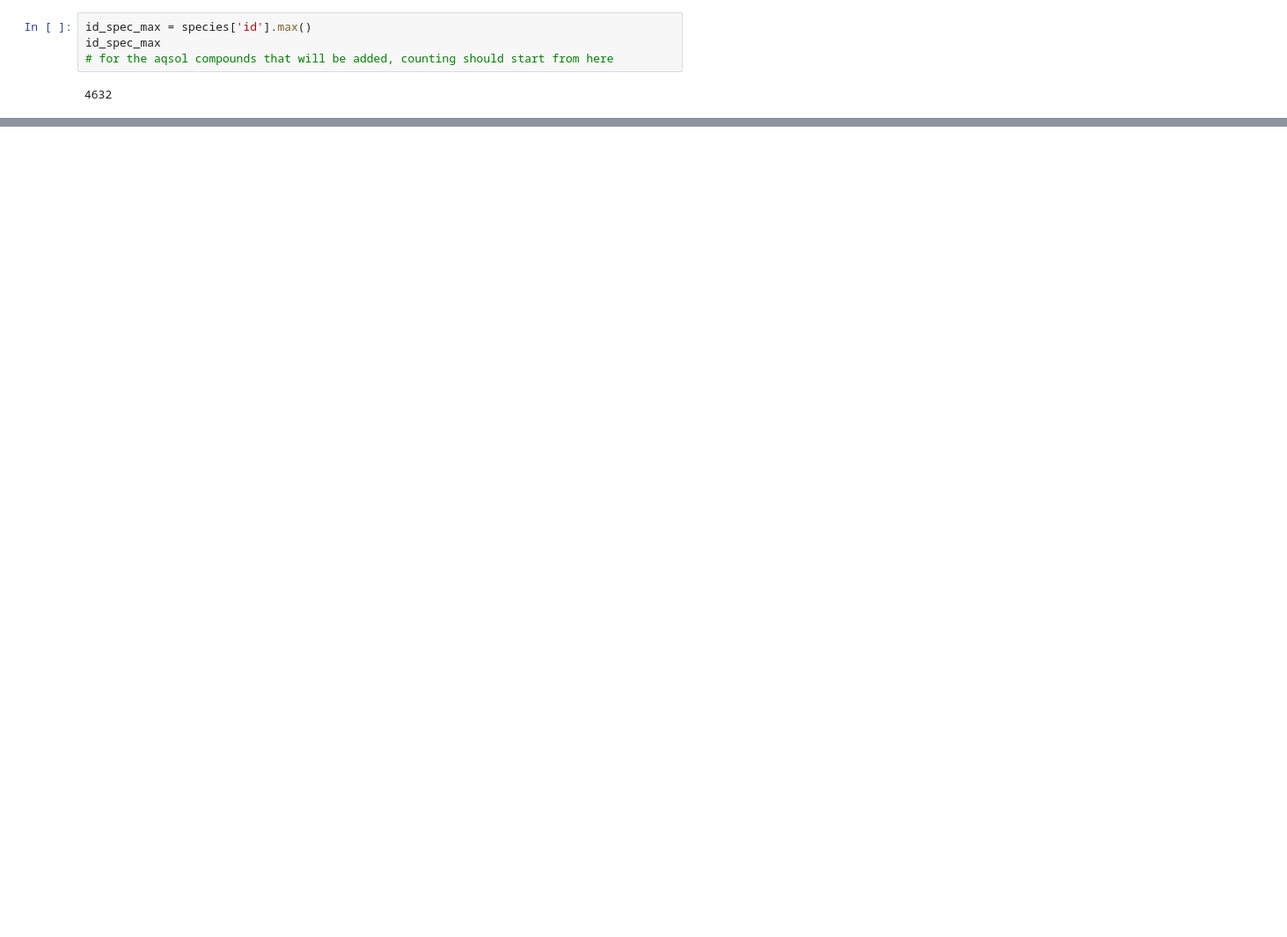
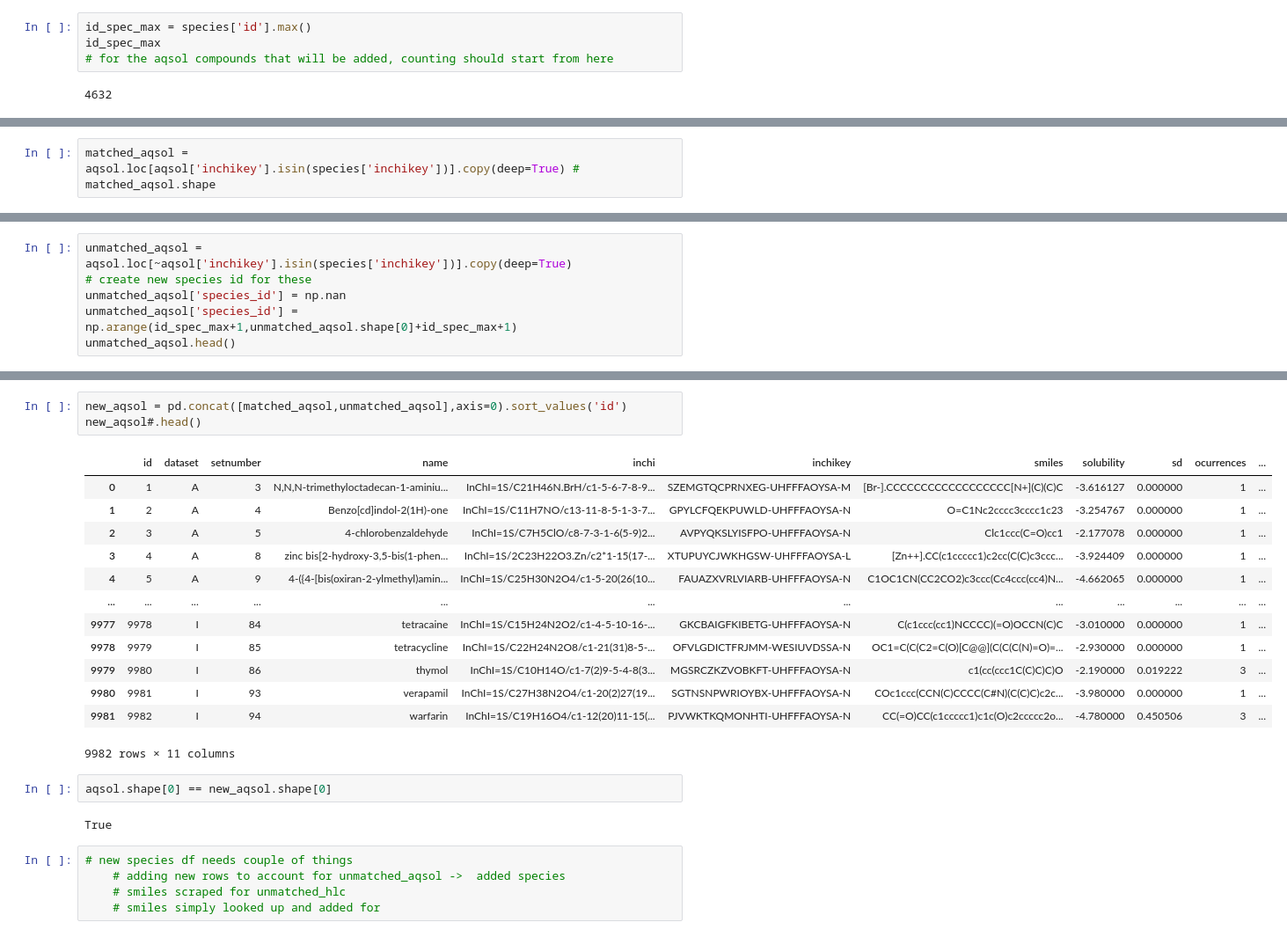
Before and after one commit to avekassy1/CHEM3012-Dissertation, a Jupyter notebook: Database/Merged/combine.ipynb, the cells around one changed output, grey strips where cells are left out. Shown: that part at 88% size. Drawn from its saved outputs; the diff is of its cells as text; blank space fills up the shorter version.

```diff
--- a/Database/Merged/combine.ipynb
+++ b/Database/Merged/combine.ipynb
@@ -539,0 +105,3 @@ def id_checker(db):
+# %%
+matched_aqsol = aqsol.loc[aqsol['inchikey'].isin(species['inchikey'])].copy(deep=True) #
+matched_aqsol.shape
@@ -539,0 +130,6 @@ def id_checker(db):
+# %%
+unmatched_aqsol = aqsol.loc[~aqsol['inchikey'].isin(species['inchikey'])].copy(deep=True)
+# create new species id for these
+unmatched_aqsol['species_id'] = np.nan
+unmatched_aqsol['species_id'] = np.arange(id_spec_max+1,unmatched_aqsol.shape[0]+id_spec_max+1)
+unmatched_aqsol.head()
@@ -539,0 +143,26 @@ def id_checker(db):
+# %%
+new_aqsol = pd.concat([matched_aqsol,unmatched_aqsol],axis=0).sort_values('id')
+new_aqsol#.head()
+# %% [output]
+|  | id | dataset | setnumber | name | inchi | inchikey | smiles | solubility | sd | ocurrences | ... |
+| 0 | 1 | A | 3 | N,N,N-trimethyloctadecan-1-aminiu... | InChI=1S/C21H46N.BrH/c1-5-6-7-8-9... | SZEMGTQCPRNXEG-UHFFFAOYSA-M | [Br-].CCCCCCCCCCCCCCCCCC[N+](C)(C)C | -3.616127 | 0.000000 | 1 | ... |
+| 1 | 2 | A | 4 | Benzo[cd]indol-2(1H)-one | InChI=1S/C11H7NO/c13-11-8-5-1-3-7... | GPYLCFQEKPUWLD-UHFFFAOYSA-N | O=C1Nc2cccc3cccc1c23 | -3.254767 | 0.000000 | 1 | ... |
+| 2 | 3 | A | 5 | 4-chlorobenzaldehyde | InChI=1S/C7H5ClO/c8-7-3-1-6(5-9)2... | AVPYQKSLYISFPO-UHFFFAOYSA-N | Clc1ccc(C=O)cc1 | -2.177078 | 0.000000 | 1 | ... |
+| 3 | 4 | A | 8 | zinc bis[2-hydroxy-3,5-bis(1-phen... | InChI=1S/2C23H22O3.Zn/c2*1-15(17-... | XTUPUYCJWKHGSW-UHFFFAOYSA-L | [Zn++].CC(c1ccccc1)c2cc(C(C)c3ccc... | -3.924409 | 0.000000 | 1 | ... |
+| 4 | 5 | A | 9 | 4-({4-[bis(oxiran-2-ylmethyl)amin... | InChI=1S/C25H30N2O4/c1-5-20(26(10... | FAUAZXVRLVIARB-UHFFFAOYSA-N | C1OC1CN(CC2CO2)c3ccc(Cc4ccc(cc4)N... | -4.662065 | 0.000000 | 1 | ... |
+| ... | ... | ... | ... | ... | ... | ... | ... | ... | ... | ... | ... |
+| 9977 | 9978 | I | 84 | tetracaine | InChI=1S/C15H24N2O2/c1-4-5-10-16-... | GKCBAIGFKIBETG-UHFFFAOYSA-N | C(c1ccc(cc1)NCCCC)(=O)OCCN(C)C | -3.010000 | 0.000000 | 1 | ... |
+| 9978 | 9979 | I | 85 | tetracycline | InChI=1S/C22H24N2O8/c1-21(31)8-5-... | OFVLGDICTFRJMM-WESIUVDSSA-N | OC1=C(C(C2=C(O)[C@@](C(C(C(N)=O)=... | -2.930000 | 0.000000 | 1 | ... |
+| 9979 | 9980 | I | 86 | thymol | InChI=1S/C10H14O/c1-7(2)9-5-4-8(3... | MGSRCZKZVOBKFT-UHFFFAOYSA-N | c1(cc(ccc1C(C)C)C)O | -2.190000 | 0.019222 | 3 | ... |
+| 9980 | 9981 | I | 93 | verapamil | InChI=1S/C27H38N2O4/c1-20(2)27(19... | SGTNSNPWRIOYBX-UHFFFAOYSA-N | COc1ccc(CCN(C)CCCC(C#N)(C(C)C)c2c... | -3.980000 | 0.000000 | 1 | ... |
+| 9981 | 9982 | I | 94 | warfarin | InChI=1S/C19H16O4/c1-12(20)11-15(... | PJVWKTKQMONHTI-UHFFFAOYSA-N | CC(=O)CC(c1ccccc1)c1c(O)c2ccccc2o... | -4.780000 | 0.450506 | 3 | ... |
+9982 rows × 11 columns
+# %%
+aqsol.shape[0] == new_aqsol.shape[0]
+# %% [output]
+True
+# %%
+# new species df needs couple of things
+    # adding new rows to account for unmatched_aqsol ->  added species
+    # smiles scraped for unmatched_hlc
+    # smiles simply looked up and added for
```
Also changed, not shown: parts of 68 cells of this notebook, 7 other files.
